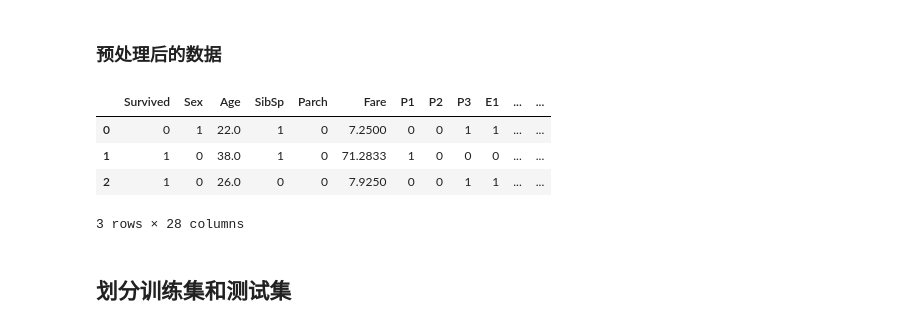
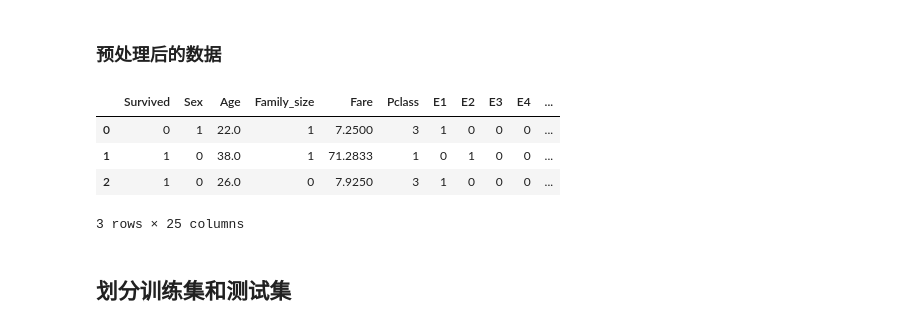
Before and after one commit to CoderSLZhang/Kaggle-Titanic-Machine-Learning-from-Disaster, a Jupyter notebook: SVM_sklearn.ipynb, the cells around one changed output. Drawn from its saved outputs; the diff is of its cells as text; code cells hidden in the pictures.

```diff
--- a/SVM_sklearn.ipynb
+++ b/SVM_sklearn.ipynb
@@ -96,7 +96,7 @@ df.Age.isnull().sum()
 # %% [output]
 177
 # %%
-df.Age.fillna(df.Age.mean(), inplace=True)
+df.Age.fillna(df.Age.median(), inplace=True)
 # %%
 df['Age_categories'] = pd.cut(df['Age'], 5)
 # %%
@@ -216,16 +216,16 @@ df.head(3)
 # %% [markdown]
 ### 预处理后的数据
 # %%
-df_processed = df[['Survived', 'Sex', 'Age', 'SibSp', 'Parch', 'Fare', 'P1', 'P2', 'P3',
+df_processed = df[['Survived', 'Sex', 'Age', 'Family_size', 'Fare', 'Pclass',
                    'E1', 'E2', 'E3', 'E4', 'T0', 'T1', 'T2', 'T3', 'T4', 'T5',
                    'T6', 'T7', 'T8', 'T9', 'T10', 'T11', 'T12', 'T13', 'T14']]
 df_processed.head(3)
 # %% [output]
-|  | Survived | Sex | Age | SibSp | Parch | Fare | P1 | P2 | P3 | E1 | ... | ... |
-| 0 | 0 | 1 | 22.0 | 1 | 0 | 7.2500 | 0 | 0 | 1 | 1 | ... | ... |
-| 1 | 1 | 0 | 38.0 | 1 | 0 | 71.2833 | 1 | 0 | 0 | 0 | ... | ... |
-| 2 | 1 | 0 | 26.0 | 0 | 0 | 7.9250 | 0 | 0 | 1 | 1 | ... | ... |
+|  | Survived | Sex | Age | Family_size | Fare | Pclass | E1 | E2 | E3 | E4 | ... |
+| 0 | 0 | 1 | 22.0 | 1 | 7.2500 | 3 | 1 | 0 | 0 | 0 | ... |
+| 1 | 1 | 0 | 38.0 | 1 | 71.2833 | 1 | 0 | 1 | 0 | 0 | ... |
+| 2 | 1 | 0 | 26.0 | 0 | 7.9250 | 3 | 1 | 0 | 0 | 0 | ... |
-3 rows × 28 columns
+3 rows × 25 columns
 # %% [markdown]
 ## 划分训练集和测试集
 # %%
```
Also changed, not shown: parts of 14 cells of this notebook, 6 other files.
